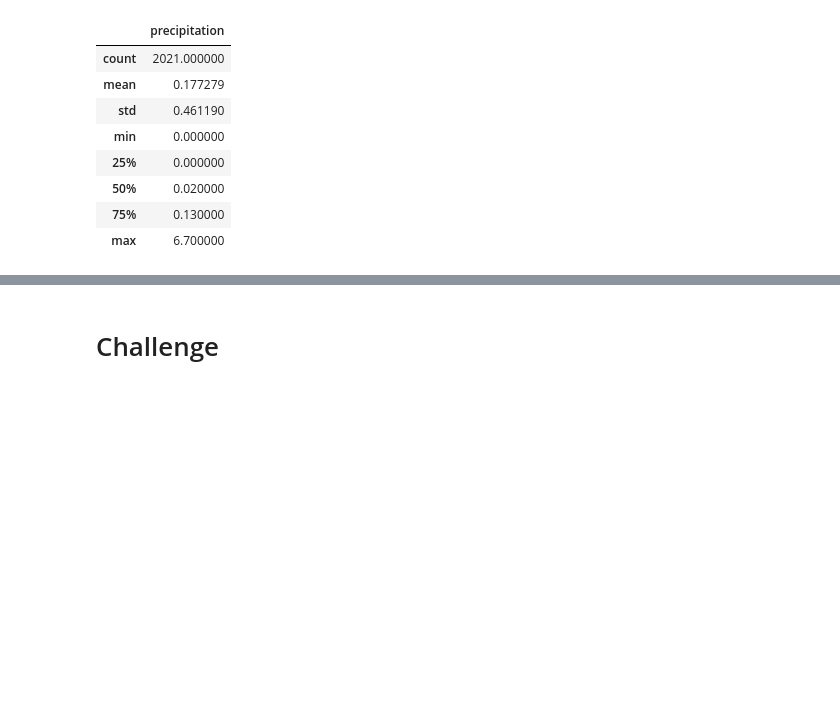
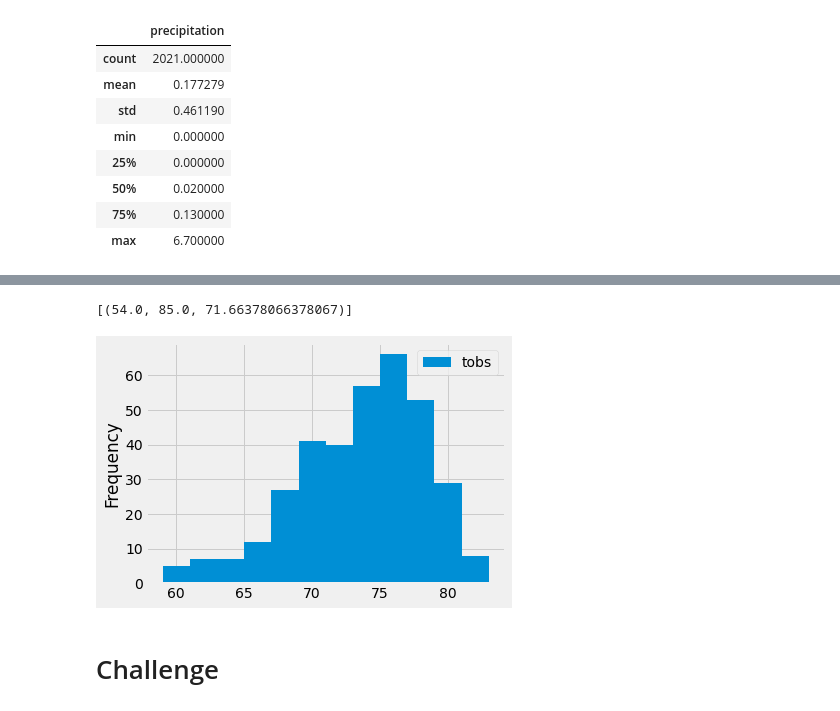
Before and after one commit to SydneyTK/surfs_up, a Jupyter notebook: climate_analysis.ipynb, the cells around one changed output, grey strips where cells are left out. Saved outputs shown, nothing was run; the diff lists cells and outputs as text; code cells hidden in the pictures; blank space fills up the shorter version.

Commit message:
completed weather station analysis

```diff
--- a/climate_analysis.ipynb
+++ b/climate_analysis.ipynb
@@ -88,3 +102,6 @@ df.describe()
 # %%
-# Using the station id from the previous query, calculate the lowest temperature recorded,
+# 9.3.3) Using the station id from the previous query, calculate the lowest temperature recorded,
 # highest temperature recorded, and average temperature most active station?
+session.query(func.min(Measurement.tobs), func.max(Measurement.tobs), func.avg(Measurement.tobs)).filter(Measurement.station == 'USC00519281').all()
+# %% [output]
+[(54.0, 85.0, 71.66378066378067)]
@@ -94,3 +108,19 @@ df.describe()
+# %%
+# 9.3.4) Choose the station with the highest number of temperature observations.
+# Query the last 12 months of temperature observation data for this station and plot the results as a histogram
+results = session.query(Measurement.tobs).filter(Measurement.station == 'USC00519281').filter(Measurement.date >= prev_year).all()
+#print(results)- commented out for further analysis below
+
+#to make the results list easier to read turn into a dataframe
+df= pd.DataFrame(results, columns=['tobs'])
+#print(df)- commented out to print graph below
+
+#plot the temperature observations on a histogram
+df.plot.hist(bins=12)
+plt.tight_layout()
+#this last line compresses the x-axis labels so that fit into the box holding the plot
+# %% [output]
+[figure, added]
 # %%
 # Write a function called `calc_temps` that will accept start date and end date in the format '%Y-%m-%d'
 # and return the minimum, average, and maximum temperatures for that range of dates
```
Also changed, not shown: parts of 3 cells of this notebook.
